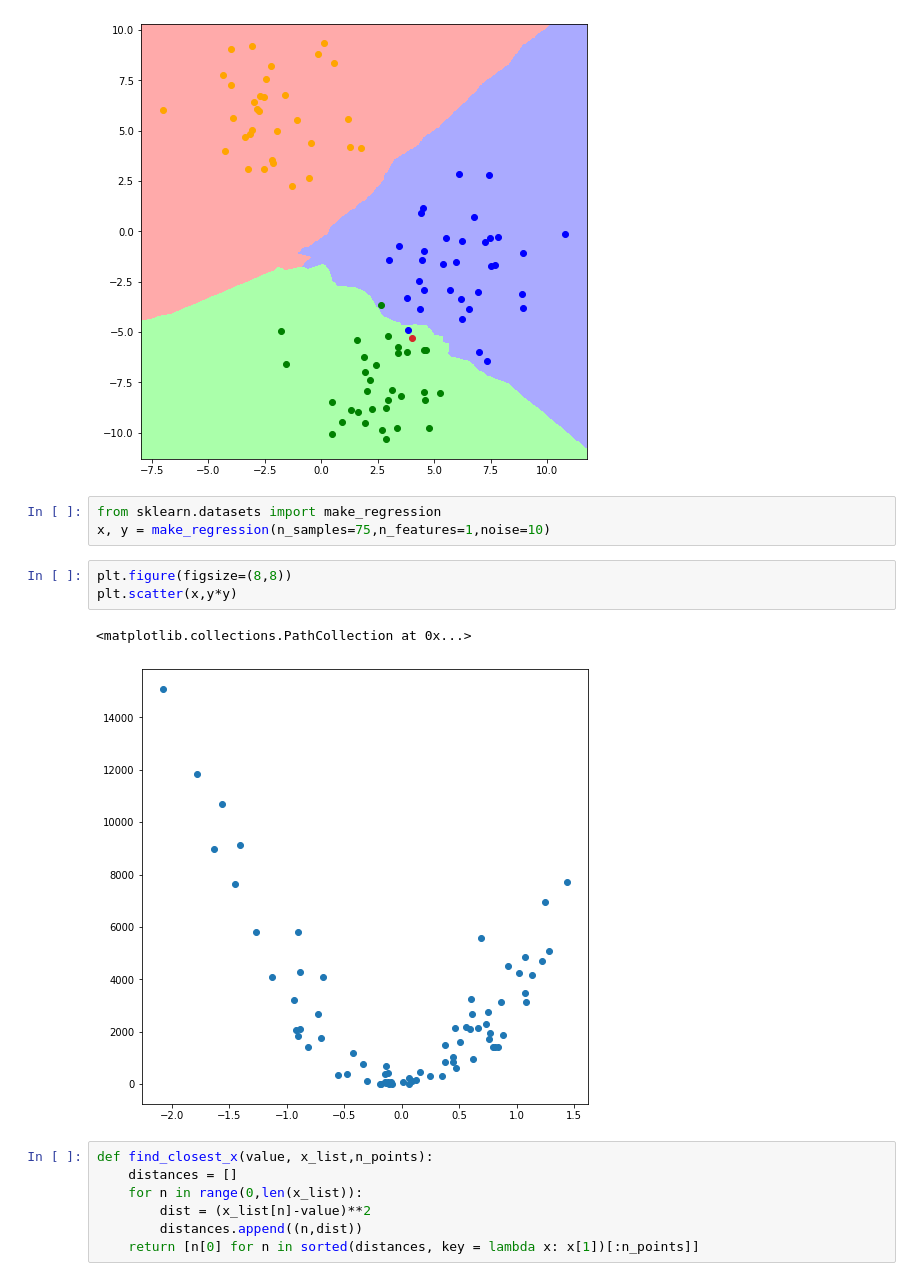
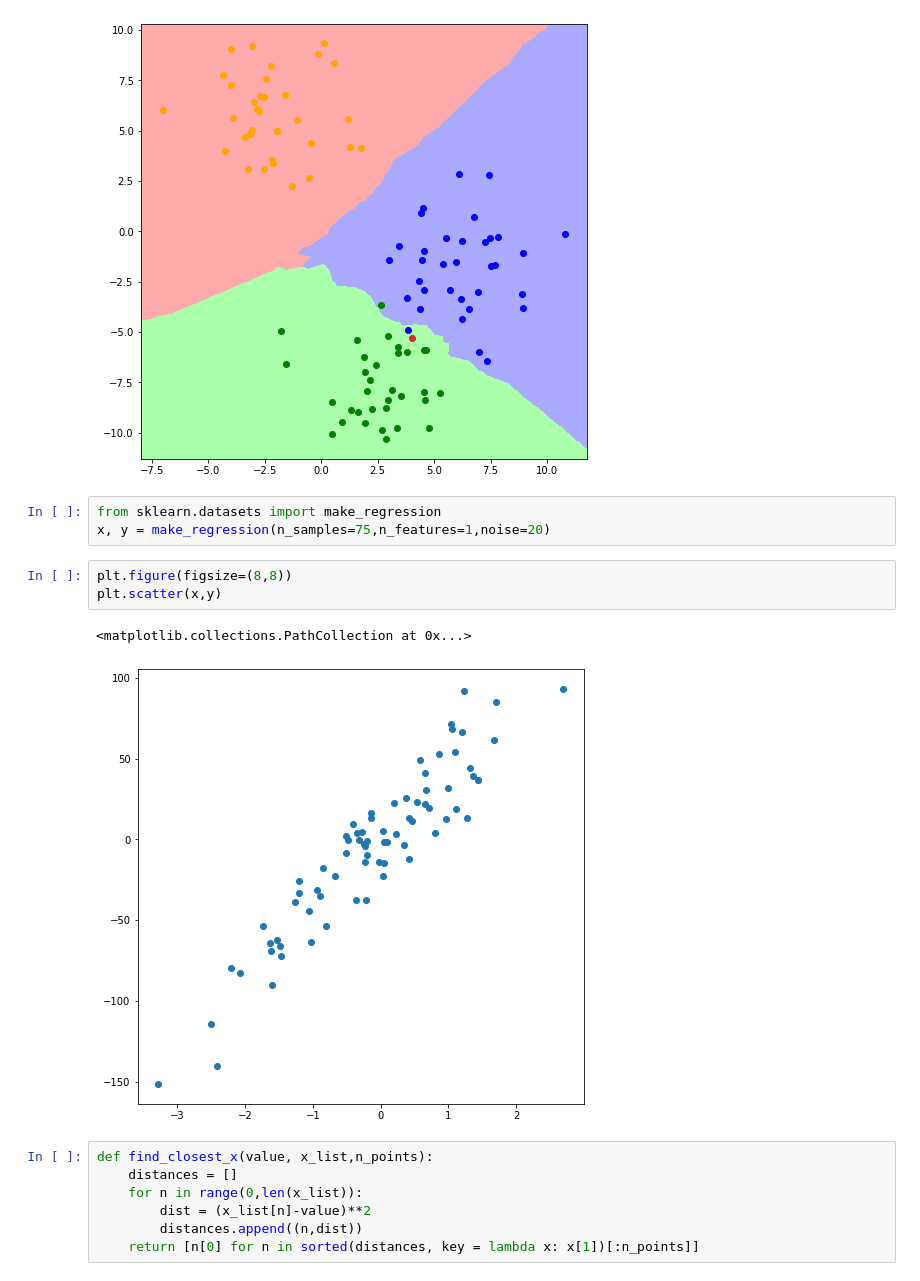
Before and after one commit to max-miller/ds_ground_up, a Jupyter notebook: neighbors_tree/knn_tree_visuals.ipynb, the cells around one changed output. Saved outputs shown, nothing was run; the diff lists cells and outputs as text.

```diff
--- a/neighbors_tree/knn_tree_visuals.ipynb
+++ b/neighbors_tree/knn_tree_visuals.ipynb
@@ -141,13 +140,13 @@ graph_w_regions(x,y,(4,-5.3),5)
 [figure]
 # %%
 from sklearn.datasets import make_regression
-x, y = make_regression(n_samples=75,n_features=1,noise=10)
+x, y = make_regression(n_samples=75,n_features=1,noise=20)
 # %%
 plt.figure(figsize=(8,8))
-plt.scatter(x,y*y)
+plt.scatter(x,y)
 # %% [output]
 <matplotlib.collections.PathCollection at 0x...>
-[figure, old version]
+[figure, new version]
 # %%
 def find_closest_x(value, x_list,n_points):
     distances = []
```
Also changed, not shown: parts of 18 cells of this notebook.
